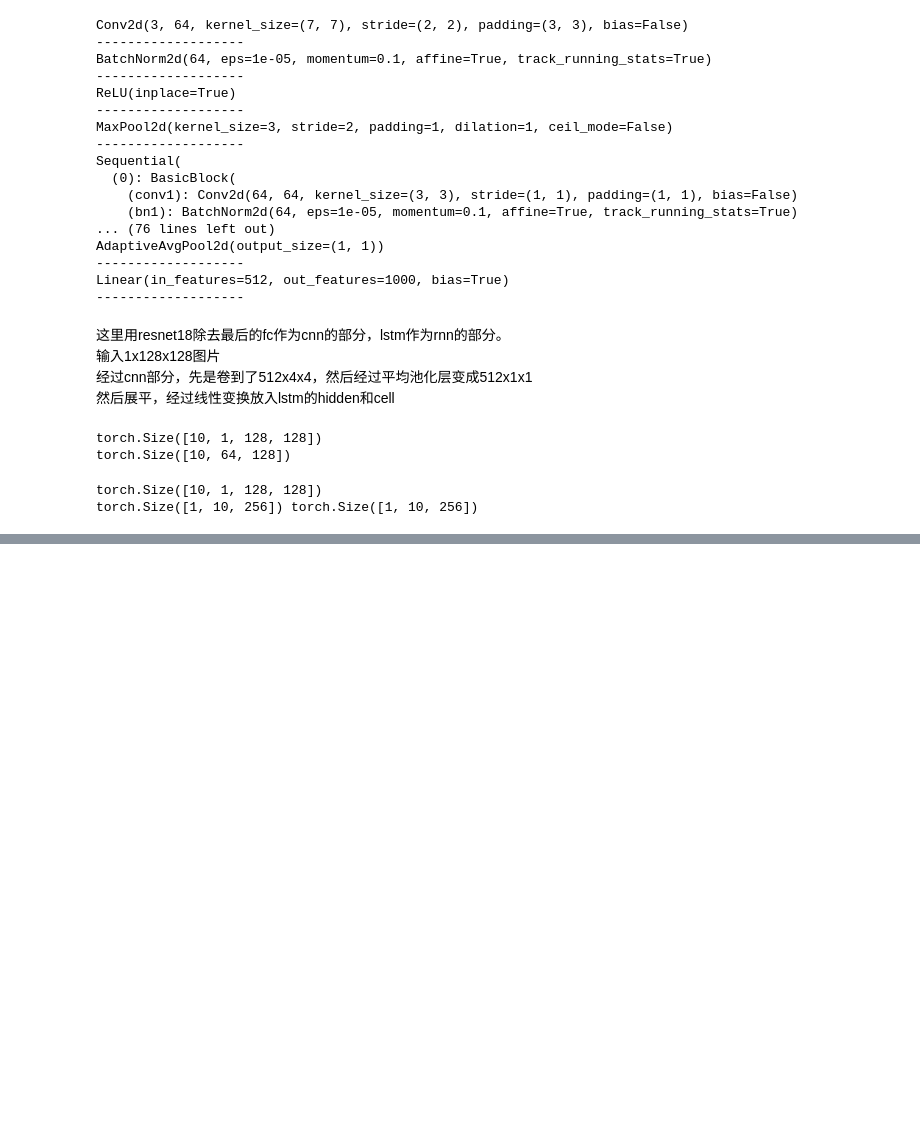
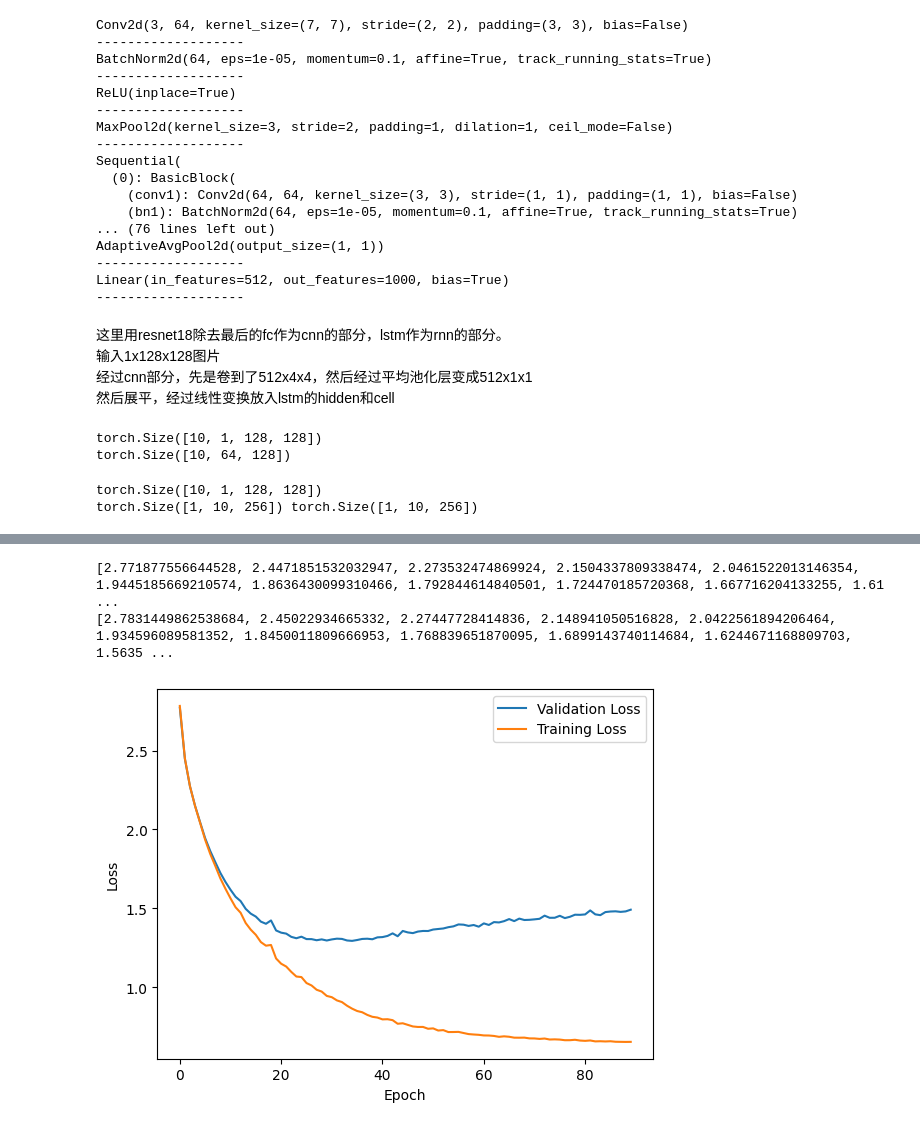
Before and after one commit to Ken-2511/HandwritingRecognition, a Jupyter notebook: Train/CRNN.ipynb, the cells around one changed output, grey strips where cells are left out. Drawn from its saved outputs; the diff is of its cells as text; code cells hidden in the pictures; blank space fills up the shorter version.

```diff
--- a/Train/CRNN.ipynb
+++ b/Train/CRNN.ipynb
@@ -260,0 +304,23 @@ Error:
+# %%
+for epoch in range(90):
+    model_name = get_model_name(model.hidden_dim, model.io_dim, 0.001, 64, epoch, "IAM")
+    model_path = "/root/autodl-tmp/APS360_Project/Machine_Learning_Output/CRNN/"
+    model.load_state_dict(torch.load(model_path + model_name))
+    model.eval()
+    loss = 0
+    with torch.no_grad():
+        for step, (img, target) in enumerate(train_loader):
+            img, target = img.to(device), target.to(device)
+            h_n, c_n = model.init_state(img)
+            h_n, c_n = h_n.to(device), c_n.to(device)
+            output = torch.zeros(target.shape[0], model.max_len, model.num_classes).to(device)
+            x = target[:, 0]
+            output[:, 0] = x
+            x = model.embedding(x.long().unsqueeze(1))
+            for i in range(model.max_len-1):
+                x = model.embedding(target[:, i].argmax(-1).unsqueeze(1))
+                x, (h_n, c_n) = model.next_char(x, (h_n, c_n))
+                output[:, i+1] = x.squeeze(1)
+            loss += criterion(output.view(-1, model.num_classes), target.argmax(-1).view(-1))
+    train_losses.append(loss / len(dataloader))
+    print(f"Epoch {epoch}, Val Loss {train_losses[-1]}")
@@ -260,0 +345,14 @@ Error:
+# %%
+# fix bug
+val_temp = [i.item() for i in val_losses]
+train_temp = [i.item() for i in train_losses]
+dataset_len = len(dataloader)
+val_len = len(val_loader)
+train_len = len(train_loader)
+val_temp = [i / val_len * dataset_len for i in val_temp]
+train_temp = [i / train_len * dataset_len for i in train_temp]
+print(val_temp)
+print(train_temp)
+# %% [output]
+[2.771877556644528, 2.4471851532032947, 2.273532474869924, 2.1504337809338474, 2.0461522013146354, 1.9445185669210574, 1.8636430099310466, 1.792844614840501, 1.724470185720368, 1.667716204133255, 1.61 ...
+[2.7831449862538684, 2.45022934665332, 2.27447728414836, 2.148941050516828, 2.0422561894206464, 1.934596089581352, 1.8450011809666953, 1.768839651870095, 1.6899143740114684, 1.6244671168809703, 1.5635 ...
@@ -260,0 +365,9 @@ Error:
+# %%
+plt.plot(val_temp)
+plt.plot(train_temp)
+plt.legend(["Validation Loss", "Training Loss"])
+plt.xlabel("Epoch")
+plt.ylabel("Loss")
+plt.show()
+# %% [output]
+[figure, added]
```
Also changed, not shown: parts of 5 cells of this notebook, 6 other files.
